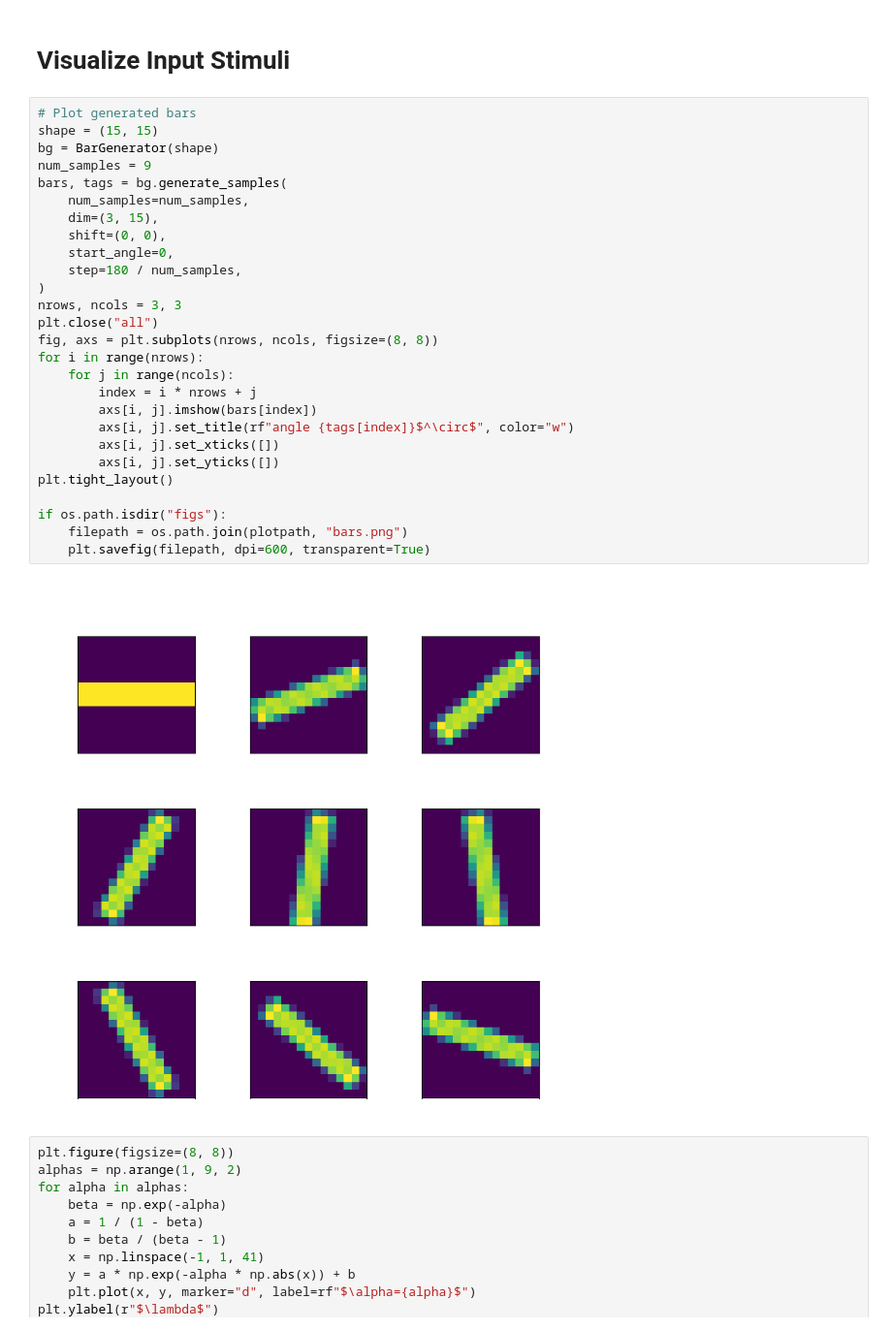
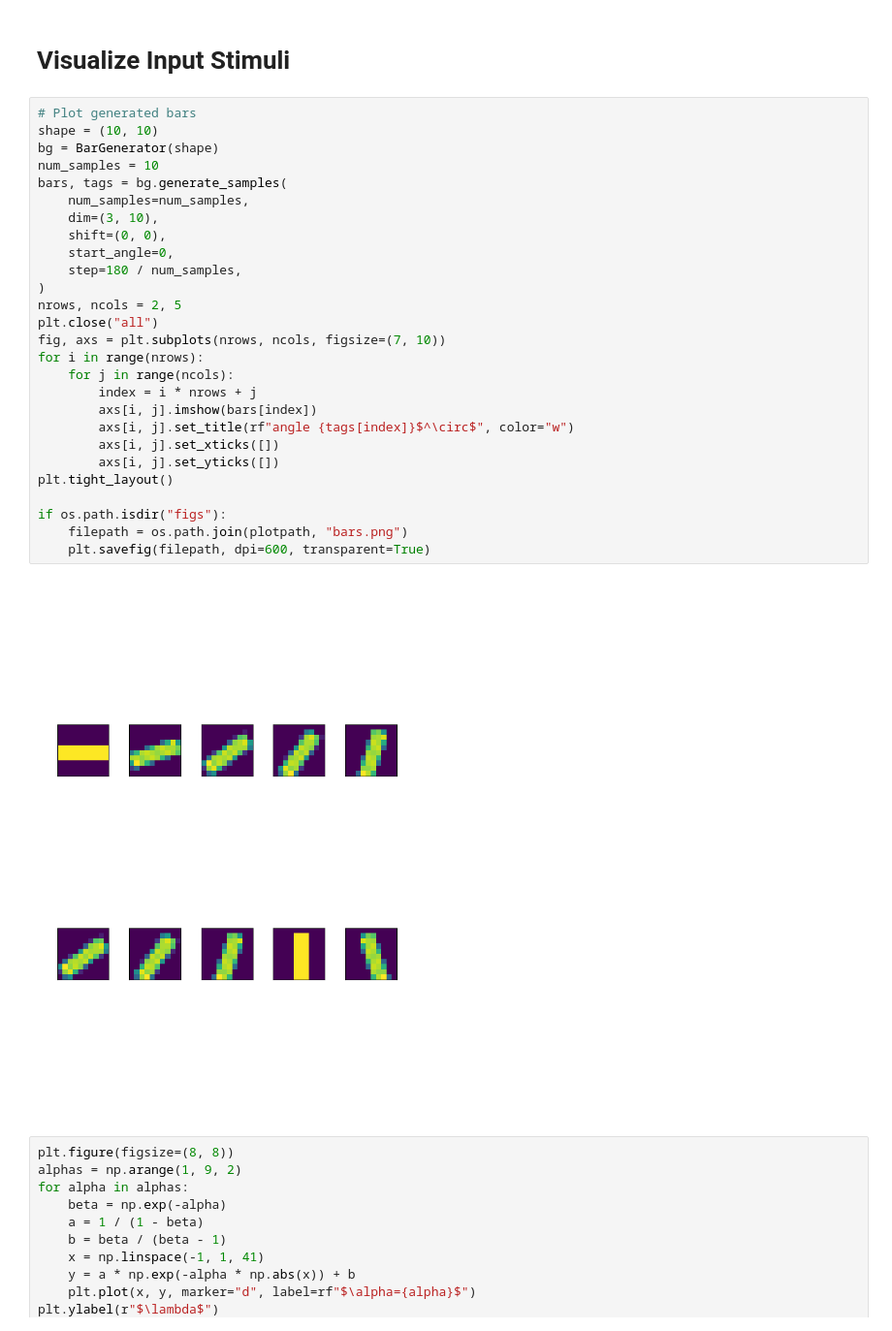
Before and after one commit to wngfra/tac3d, a Jupyter notebook: python/tactile_orientational_encoding.ipynb, the cells around one changed output. Shown at 97% size. Cells and saved outputs as stored; diff of their text form.

```diff
--- a/python/tactile_orientational_encoding.ipynb
+++ b/python/tactile_orientational_encoding.ipynb
@@ -524,33 +532,33 @@ NameError: name 'KNeighborsClassifier' is not defined
 # Visualize Input Stimuli
 # %%
 # Plot generated bars
-shape = (15, 15)
+shape = (10, 10)
 bg = BarGenerator(shape)
-num_samples = 9
+num_samples = 10
 bars, tags = bg.generate_samples(
     num_samples=num_samples,
-    dim=(3, 15),
+    dim=(3, 10),
     shift=(0, 0),
     start_angle=0,
     step=180 / num_samples,
 )
-nrows, ncols = 3, 3
+nrows, ncols = 2, 5
 plt.close("all")
-fig, axs = plt.subplots(nrows, ncols, figsize=(8, 8))
+fig, axs = plt.subplots(nrows, ncols, figsize=(7, 10))
 for i in range(nrows):
     for j in range(ncols):
         index = i * nrows + j
         axs[i, j].imshow(bars[index])
         axs[i, j].set_title(rf"angle {tags[index]}$^\circ$", color="w")
         axs[i, j].set_xticks([])
         axs[i, j].set_yticks([])
 plt.tight_layout()
 
 if os.path.isdir("figs"):
     filepath = os.path.join(plotpath, "bars.png")
     plt.savefig(filepath, dpi=600, transparent=True)
 # %% [output]
-[figure, old version]
+[figure, new version]
 # %%
 plt.figure(figsize=(8, 8))
 alphas = np.arange(1, 9, 2)
```
Also changed, not shown: parts of 4 cells of this notebook, 3 other files.
